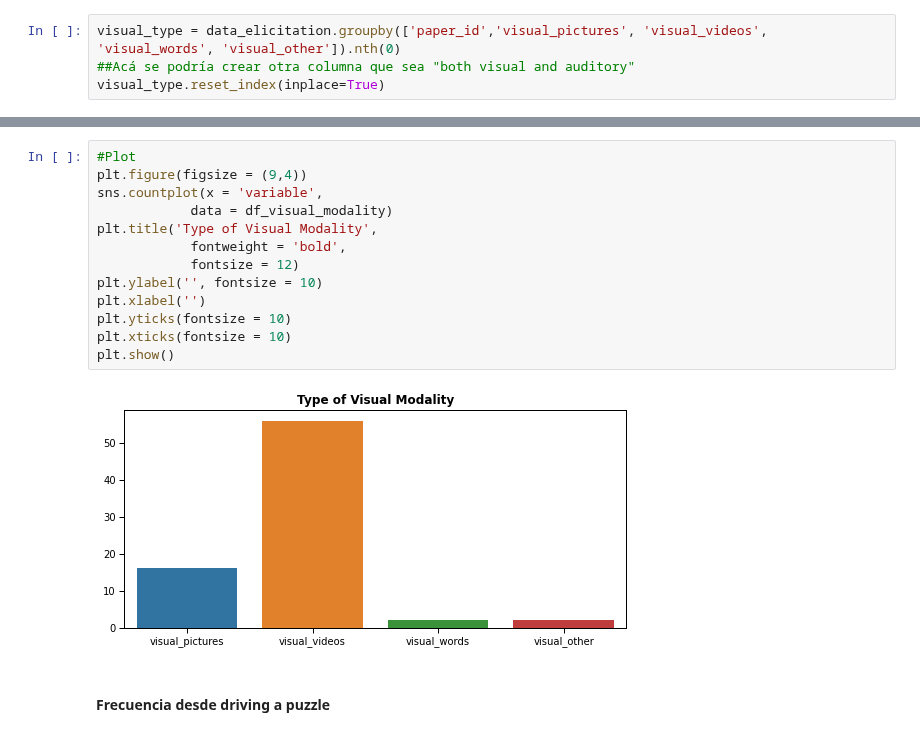
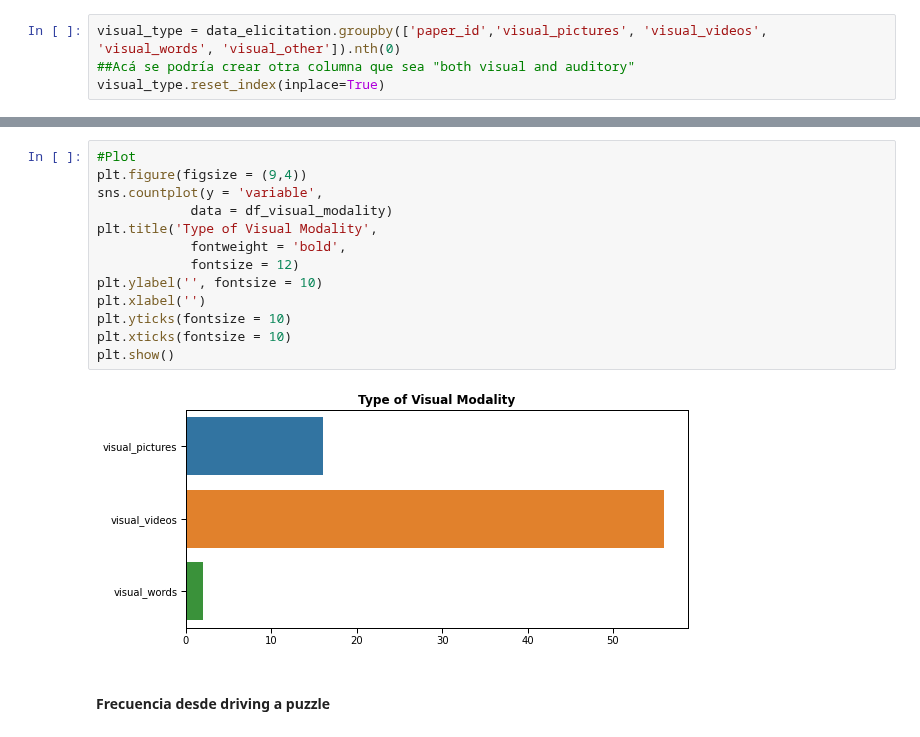
Before and after one commit to tomdamelio/Review_EDA_Emotion_Recognition, a Jupyter notebook: AGUS/agus_analysis.ipynb, the cells around one changed output, grey strips where cells are left out. Saved outputs shown, nothing was run; the diff lists cells and outputs as text.

```diff
--- a/AGUS/agus_analysis.ipynb
+++ b/AGUS/agus_analysis.ipynb
@@ -207,18 +205,18 @@ Name: variable, dtype: int64
 # %%
 #Plot
 plt.figure(figsize = (9,4))
-sns.countplot(x = 'variable',
+sns.countplot(y = 'variable',
             data = df_visual_modality)
 plt.title('Type of Visual Modality',
             fontweight = 'bold',
             fontsize = 12)
 plt.ylabel('', fontsize = 10)
 plt.xlabel('')
 plt.yticks(fontsize = 10)
 plt.xticks(fontsize = 10)
 plt.show()
 # %% [output]
-[figure, old version]
+[figure, new version]
 # %% [markdown]
 #### Frecuencia desde driving a puzzle
 # %%
```
Also changed, not shown: parts of 40 cells of this notebook.
